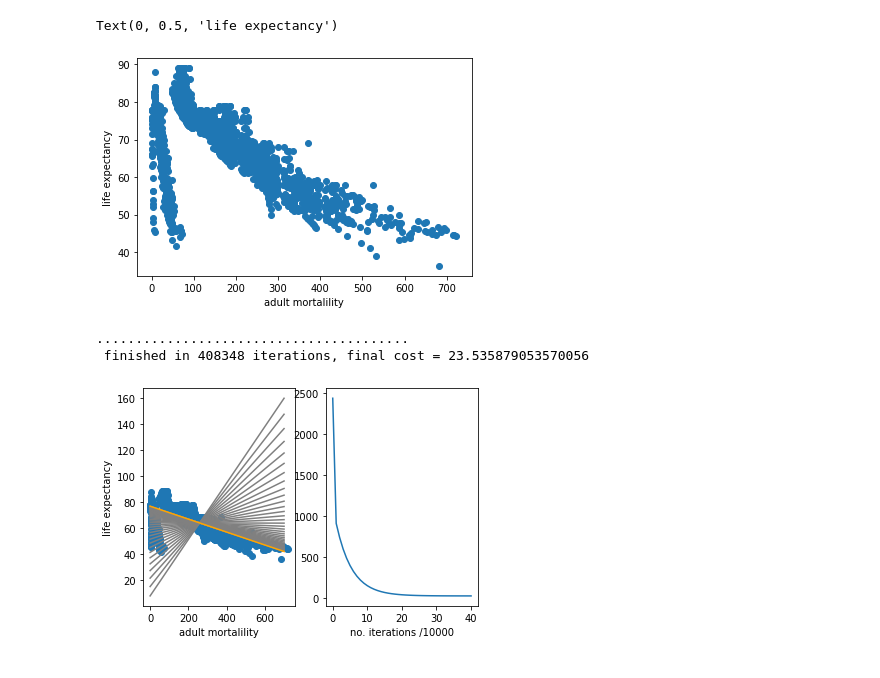
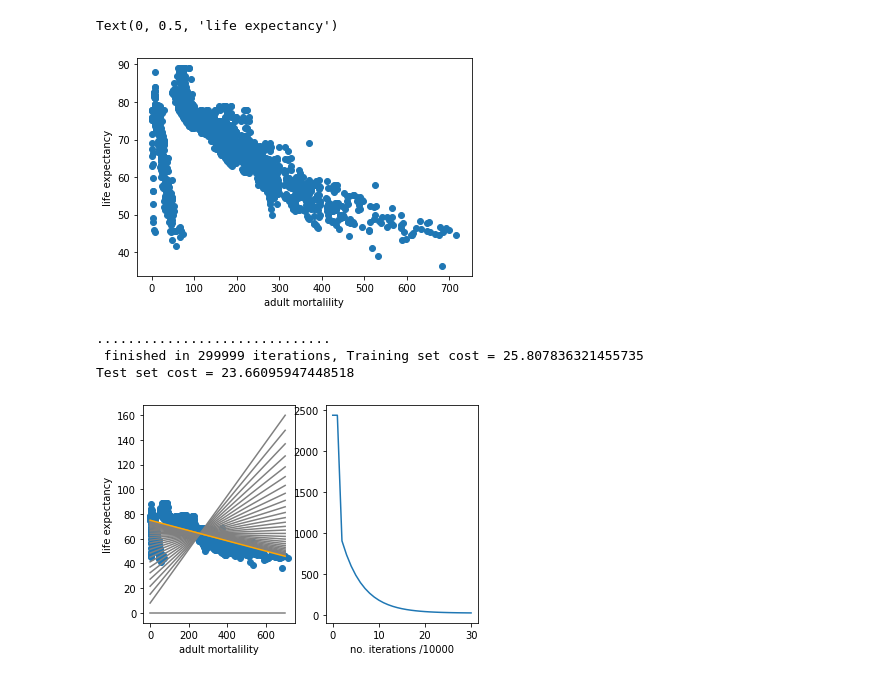
Before and after one commit to ThishenP/ACML-Assignment-1, a Jupyter notebook: Assigment_1_1839434.ipynb, the cells around one changed output. Cells and saved outputs as stored; diff of their text form; code cells hidden in the pictures.

```diff
--- a/Assigment_1_1839434.ipynb
+++ b/Assigment_1_1839434.ipynb
@@ -18,8 +19,12 @@ X = df.drop('Life expectancy',axis=1).to_numpy()
 X=np.append(np.ones((X.shape[0],1)),X,axis=1) #add column of 1s
 y = df['Life expectancy'].to_numpy()
 
+#split train and test
+X, X_test, y, y_test = train_test_split(X, y, test_size=0.2, random_state=42)
+
 #initialising weights
 theta = np.zeros(X.shape[1])
+thetas={} #will store all the thetas found from the various training methods
 n=df.shape[0] #number of training examples
 d=df.shape[1] #number of features
 
@@ -28,19 +33,20 @@ epsilon = 0.1
 learning_rate = 0.1
 # %%
 def cost(X,y,theta):
+    n_examples= X.shape[0]
     h= np.dot(X,theta) #don't need to transpose theta as in numpy row vectors and column vectors are the same
-    return (1/(2*n))*np.sum(np.square(h-y))
+    return (1/(2*n_examples))*np.sum(np.square(h-y))
 # %%
 def gradient_descent_single_feature(X,y,theta,alpha,epsilon):
 
     #plot setup
-    #fig, (ax1, ax2) = plt.subplots(1, 2)
-    #ax1.scatter(X[:,1],y)
-    #ax1.set_xlabel("adult mortalility")
-   # ax1.set_ylabel("life expectancy")
-   # x_plot = np.linspace(0,700,100)
-    #ax2.set_xlabel("cost")
-   # ax2.set_xlabel("no. iterations /10000")
+    fig, (ax1, ax2) = plt.subplots(1, 2)
+    ax1.scatter(X[:,1],y)
+    ax1.set_xlabel("adult mortalility")
+    ax1.set_ylabel("life expectancy")
+    x_plot = np.linspace(0,700,100)
+    ax2.set_xlabel("cost")
+    ax2.set_xlabel("no. iterations /10000")
 
     #gradient descent
     n= X.shape[0]
@@ -48,8 +54,9 @@ def gradient_descent_single_feature(X,y,theta,alpha,epsilon):
     i=0
     old_theta=theta +122
     j.append(cost(X,y,theta))
-    while((np.absolute(old_theta-theta)>epsilon).any()):
-        i+=1
+    #while((np.absolute(old_theta-theta)>epsilon).any()):
+    for i in range(300000):
+        #i+=1
         if(i%10000 ==0):
             ax1.plot(x_plot, theta[0]+x_plot*theta[1], color='grey')
             print('.', end="")
@@ -60,9 +67,9 @@ def gradient_descent_single_feature(X,y,theta,alpha,epsilon):
         theta= theta - (alpha/n)*(np.dot((error),X))
 
     #output
-    #ax1.plot(x_plot, theta[0]+x_plot*theta[1], color='orange')
-   # ax2.plot(j)
-    print(f"\n finished in {i} iterations, final cost = {j[len(j)-1]}")
+    ax1.plot(x_plot, theta[0]+x_plot*theta[1], color='orange')
+    ax2.plot(j)
+    print(f"\n finished in {i} iterations, Training set cost = {j[len(j)-1]}")
     return theta
 # %%
 #in this section I will train gradient descent on just 1 feature (adult mortalility)
@@ -72,6 +79,7 @@ def gradient_descent_single_feature(X,y,theta,alpha,epsilon):
 #it is therefore a good feature to use if only using 1.
 
 X_one_feature =X[:,[0,2]] #X matrix containing a row of ones and only the adult mortalility feature
+X_test_one_feature = X_test[:,[0,2]]
 theta_one_feature=theta[0:2]# 2 dimensional vector of zeros
 
 plt.scatter(X_one_feature[:,1],y)
@@ -79,15 +87,17 @@ plt.xlabel("adult mortalility")
 plt.ylabel("life expectancy")
 # %% [output]
 Text(0, 0.5, 'life expectancy')
-[figure, old version]
+[figure, new version]
 # %%
-theta_one_feature = gradient_descent_single_feature(X_one_feature,y,theta_one_feature,0.00003,0.00001) #1 feature GD- adult mortality
-#plot shows regression line every 10000 iterations and how it moves until it bb
+thetas['one-feature'] = gradient_descent_single_feature(X_one_feature,y,theta_one_feature,0.00003,0.00001) #1 feature GD- adult mortality
+print(f"Test set cost = {cost(X_test_one_feature,y_test,thetas['one-feature'])}")
+#1st plot shows regression line every 10000 iterations and how it moves until it bb
 #fits the data
 # %% [output]
-........................................
- finished in 408348 iterations, final cost = 23.535879053570056
+..............................
+ finished in 299999 iterations, Training set cost = 25.807836321455735
+Test set cost = 23.66095947448518
-[figure, old version]
+[figure, new version]
 # %%
 #test learning rate convergence/divergence
 # %%
```
Also changed, not shown: parts of 8 cells of this notebook.
